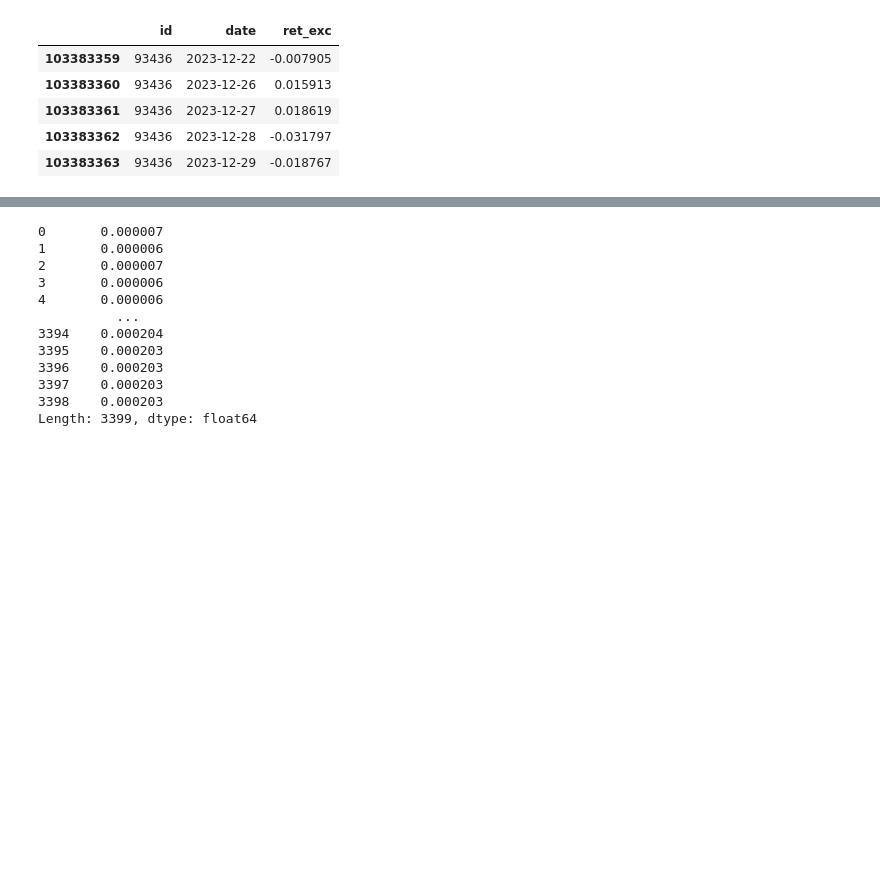
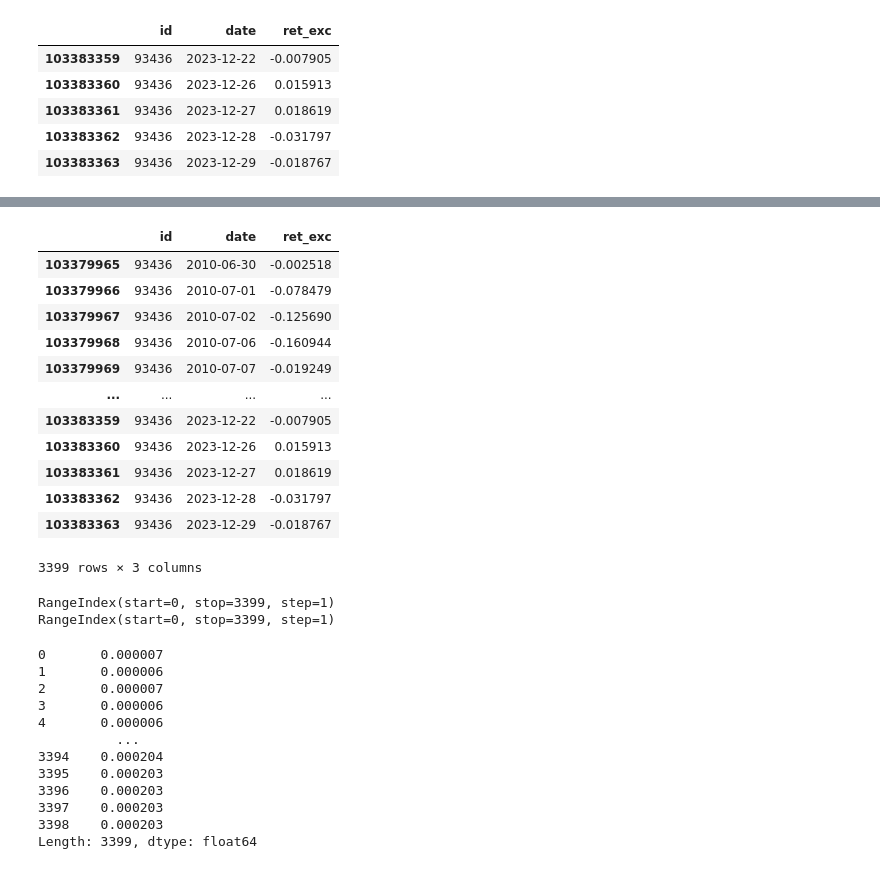
Before and after one commit to Hedegaard9/Master, a Jupyter notebook: data_analysis.ipynb, the cells around one changed output, grey strips where cells are left out. Saved outputs shown, nothing was run; the diff lists cells and outputs as text; code cells hidden in the pictures; blank space fills up the shorter version.

```diff
--- a/data_analysis.ipynb
+++ b/data_analysis.ipynb
@@ -343,5 +351,21 @@ tsla_df.tail()
+# %%
+data_to_plot
+# %% [output]
+|  | id | date | ret_exc |
+| 103379965 | 93436 | 2010-06-30 | -0.002518 |
+| 103379966 | 93436 | 2010-07-01 | -0.078479 |
+| 103379967 | 93436 | 2010-07-02 | -0.125690 |
+| 103379968 | 93436 | 2010-07-06 | -0.160944 |
+| 103379969 | 93436 | 2010-07-07 | -0.019249 |
+| ... | ... | ... | ... |
+| 103383359 | 93436 | 2023-12-22 | -0.007905 |
+| 103383360 | 93436 | 2023-12-26 | 0.015913 |
+| 103383361 | 93436 | 2023-12-27 | 0.018619 |
+| 103383362 | 93436 | 2023-12-28 | -0.031797 |
+| 103383363 | 93436 | 2023-12-29 | -0.018767 |
+3399 rows × 3 columns
 # %%
-new_tsla_df = new_tsla_df.iloc[1:].reset_index(drop=True)
+new_tsla_df = tsla_df.iloc[1:].reset_index(drop=True)
 new_tsla_df = new_tsla_df.dropna()
 new_data_to_plot = data_to_plot.dropna()
 new_tsla_df['RET'] = pd.to_numeric(new_tsla_df['RET'])
@@ -349,6 +373,9 @@ new_tsla_df = new_tsla_df.reset_index(drop=True)
 new_data_to_plot = new_data_to_plot.reset_index(drop=True)
 print(new_tsla_df.index)
 print(new_data_to_plot.index)
+# %% [output]
+RangeIndex(start=0, stop=3399, step=1)
+RangeIndex(start=0, stop=3399, step=1)
 # %%
 
 
```
Also changed, not shown: parts of 15 cells of this notebook, 3 other files.
